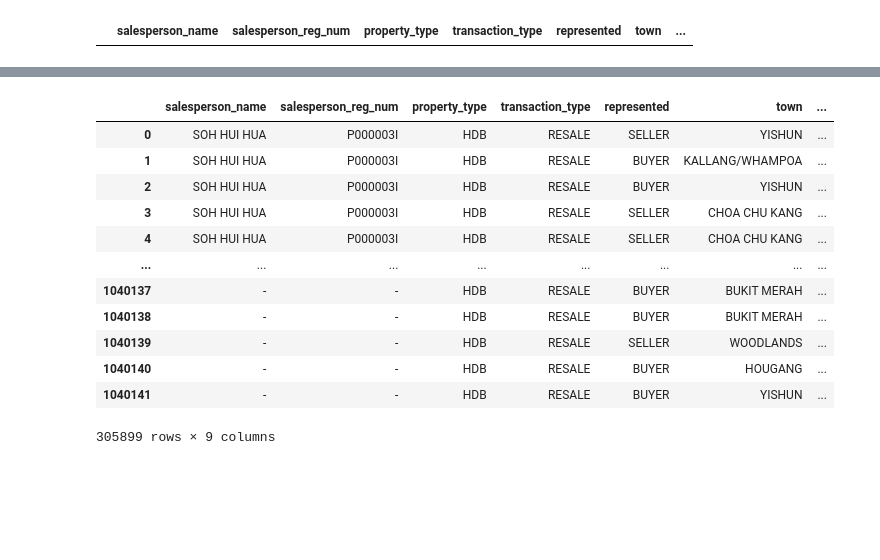
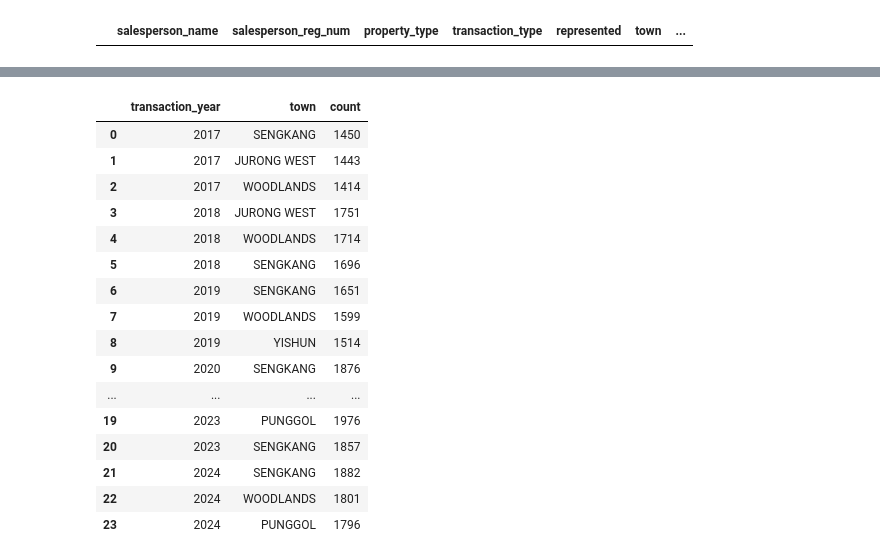
Before and after one commit to racheltlw/qstha, a Jupyter notebook: notebooks/Section1_Q1.ipynb, the cells around one changed output, grey strips where cells are left out. Saved outputs shown, nothing was run; the diff lists cells and outputs as text; code cells hidden in the pictures; blank space fills up the shorter version.

```diff
--- a/notebooks/Section1_Q1.ipynb
+++ b/notebooks/Section1_Q1.ipynb
@@ -404,16 +349,27 @@ plt.show()
-# %%
-cea_hdb_resale
-# %% [output]
-|  | salesperson_name | salesperson_reg_num | property_type | transaction_type | represented | town | ... |
-| 0 | SOH HUI HUA | P000003I | HDB | RESALE | SELLER | YISHUN | ... |
-| 1 | SOH HUI HUA | P000003I | HDB | RESALE | BUYER | KALLANG/WHAMPOA | ... |
-| 2 | SOH HUI HUA | P000003I | HDB | RESALE | BUYER | YISHUN | ... |
-| 3 | SOH HUI HUA | P000003I | HDB | RESALE | SELLER | CHOA CHU KANG | ... |
-| 4 | SOH HUI HUA | P000003I | HDB | RESALE | SELLER | CHOA CHU KANG | ... |
-| ... | ... | ... | ... | ... | ... | ... | ... |
-| 1040137 | - | - | HDB | RESALE | BUYER | BUKIT MERAH | ... |
-| 1040138 | - | - | HDB | RESALE | BUYER | BUKIT MERAH | ... |
-| 1040139 | - | - | HDB | RESALE | SELLER | WOODLANDS | ... |
-| 1040140 | - | - | HDB | RESALE | BUYER | HOUGANG | ... |
-| 1040141 | - | - | HDB | RESALE | BUYER | YISHUN | ... |
-305899 rows × 9 columns
+# %%
+buyer_cea = cea_hdb_resale[cea_hdb_resale['represented'] == 'BUYER']
+seller_cea = cea_hdb_resale[cea_hdb_resale['represented'] == 'SELLER']
+# %%
+# Count the number of transactions per town per year
+town_counts_buyer = buyer_cea.groupby(["transaction_year", "town"]).size().reset_index(name="count")
+town_counts_seller = seller_cea.groupby(["transaction_year", "town"]).size().reset_index(name="count")
+# %%
+town_counts_seller.groupby("transaction_year").apply(lambda x: x.nlargest(3, "count")).reset_index(drop=True)
+# %% [output]
+|  | transaction_year | town | count |
+| 0 | 2017 | SENGKANG | 1450 |
+| 1 | 2017 | JURONG WEST | 1443 |
+| 2 | 2017 | WOODLANDS | 1414 |
+| 3 | 2018 | JURONG WEST | 1751 |
+| 4 | 2018 | WOODLANDS | 1714 |
+| 5 | 2018 | SENGKANG | 1696 |
+| 6 | 2019 | SENGKANG | 1651 |
+| 7 | 2019 | WOODLANDS | 1599 |
+| 8 | 2019 | YISHUN | 1514 |
+| 9 | 2020 | SENGKANG | 1876 |
+| ... | ... | ... | ... |
+| 19 | 2023 | PUNGGOL | 1976 |
+| 20 | 2023 | SENGKANG | 1857 |
+| 21 | 2024 | SENGKANG | 1882 |
+| 22 | 2024 | WOODLANDS | 1801 |
+| 23 | 2024 | PUNGGOL | 1796 |
```
Also changed, not shown: parts of 30 cells of this notebook, 5 other files.
